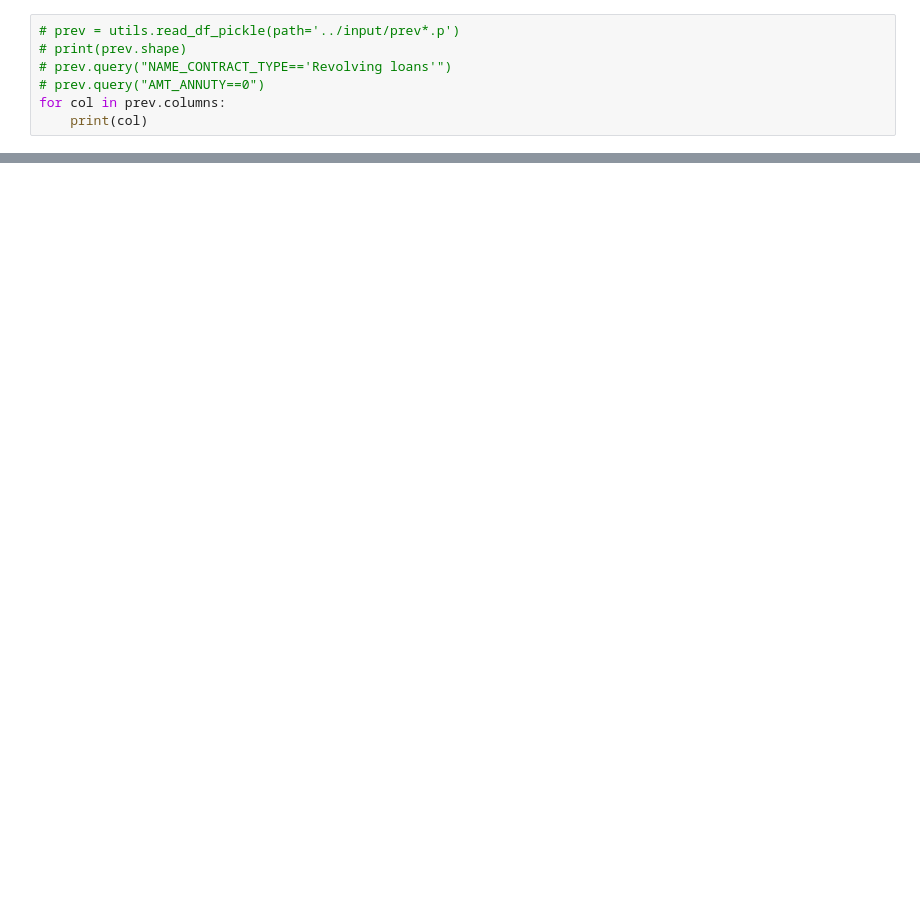
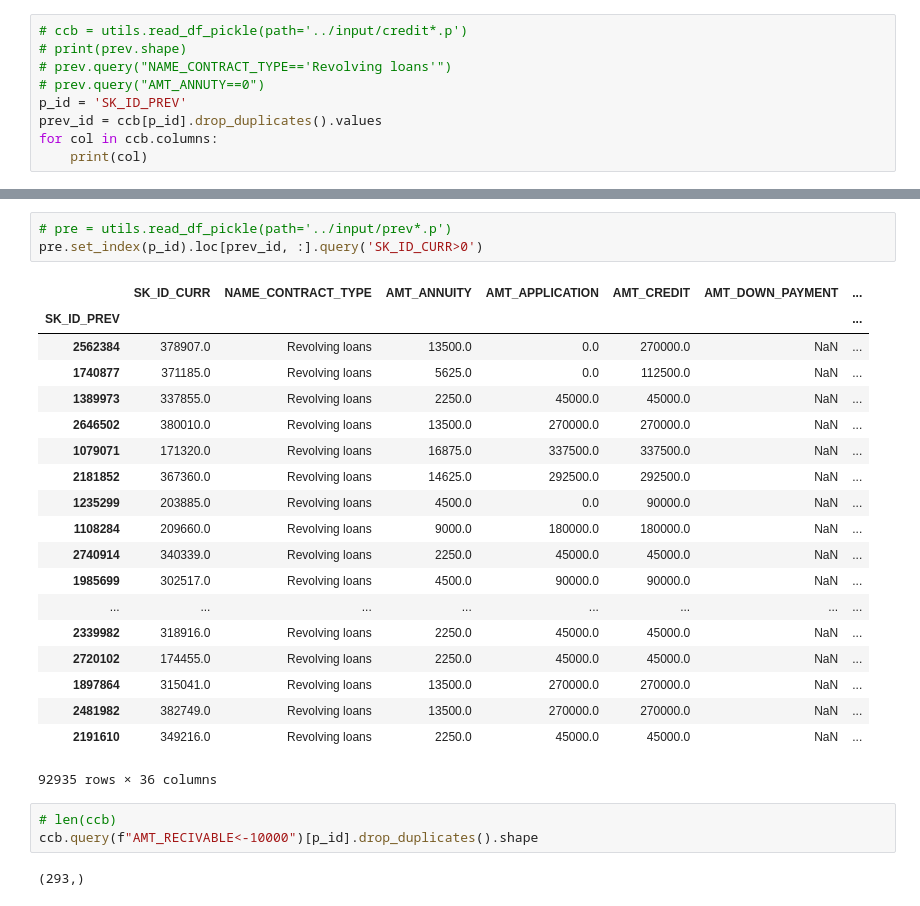
Before and after one commit to yryrgogo/Home-Credit-Default-Risk-79place, a Jupyter notebook: py/102_data_check.ipynb, the cells around one changed output, grey strips where cells are left out. Drawn from its saved outputs; the diff is of its cells as text; blank space fills up the shorter version.

```diff
--- a/py/102_data_check.ipynb
+++ b/py/102_data_check.ipynb
@@ -18,8 +18,10 @@ pd.set_option('max_rows', 200)
 # %%
-# prev = utils.read_df_pickle(path='../input/prev*.p')
+# ccb = utils.read_df_pickle(path='../input/credit*.p')
 # print(prev.shape)
 # prev.query("NAME_CONTRACT_TYPE=='Revolving loans'")
 # prev.query("AMT_ANNUTY==0")
-for col in prev.columns:
+p_id = 'SK_ID_PREV'
+prev_id = ccb[p_id].drop_duplicates().values
+for col in ccb.columns:
     print(col)
 # %% [output]
@@ -27,0 +45,28 @@ SystemExit:
+# %%
+# pre = utils.read_df_pickle(path='../input/prev*.p')
+pre.set_index(p_id).loc[prev_id, :].query('SK_ID_CURR>0')
+# %% [output]
+|  | SK_ID_CURR | NAME_CONTRACT_TYPE | AMT_ANNUITY | AMT_APPLICATION | AMT_CREDIT | AMT_DOWN_PAYMENT | ... |
+| SK_ID_PREV |  |  |  |  |  |  | ... |
+| 2562384 | 378907.0 | Revolving loans | 13500.0 | 0.0 | 270000.0 | NaN | ... |
+| 1740877 | 371185.0 | Revolving loans | 5625.0 | 0.0 | 112500.0 | NaN | ... |
+| 1389973 | 337855.0 | Revolving loans | 2250.0 | 45000.0 | 45000.0 | NaN | ... |
+| 2646502 | 380010.0 | Revolving loans | 13500.0 | 270000.0 | 270000.0 | NaN | ... |
+| 1079071 | 171320.0 | Revolving loans | 16875.0 | 337500.0 | 337500.0 | NaN | ... |
+| 2181852 | 367360.0 | Revolving loans | 14625.0 | 292500.0 | 292500.0 | NaN | ... |
+| 1235299 | 203885.0 | Revolving loans | 4500.0 | 0.0 | 90000.0 | NaN | ... |
+| 1108284 | 209660.0 | Revolving loans | 9000.0 | 180000.0 | 180000.0 | NaN | ... |
+| 2740914 | 340339.0 | Revolving loans | 2250.0 | 45000.0 | 45000.0 | NaN | ... |
+| 1985699 | 302517.0 | Revolving loans | 4500.0 | 90000.0 | 90000.0 | NaN | ... |
+| ... | ... | ... | ... | ... | ... | ... | ... |
+| 2339982 | 318916.0 | Revolving loans | 2250.0 | 45000.0 | 45000.0 | NaN | ... |
+| 2720102 | 174455.0 | Revolving loans | 2250.0 | 45000.0 | 45000.0 | NaN | ... |
+| 1897864 | 315041.0 | Revolving loans | 13500.0 | 270000.0 | 270000.0 | NaN | ... |
+| 2481982 | 382749.0 | Revolving loans | 13500.0 | 270000.0 | 270000.0 | NaN | ... |
+| 2191610 | 349216.0 | Revolving loans | 2250.0 | 45000.0 | 45000.0 | NaN | ... |
+92935 rows × 36 columns
+# %%
+# len(ccb)
+ccb.query(f"AMT_RECIVABLE<-10000")[p_id].drop_duplicates().shape
+# %% [output]
+(293,)
```
Also changed, not shown: parts of 8 cells of this notebook, 1 other file.
